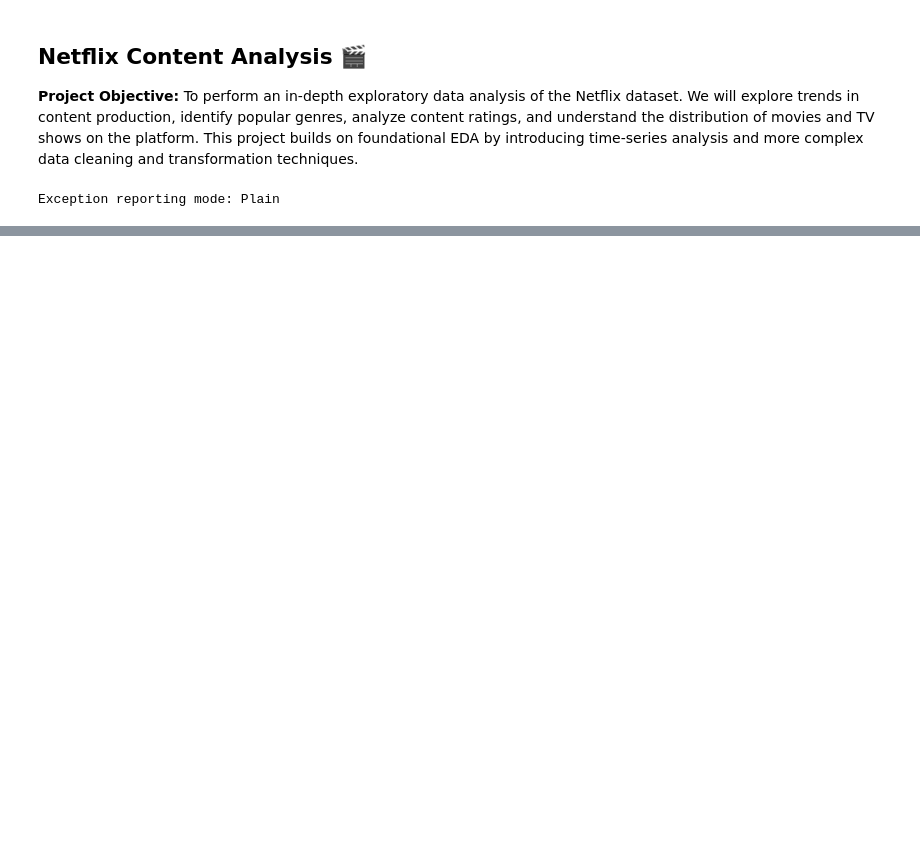
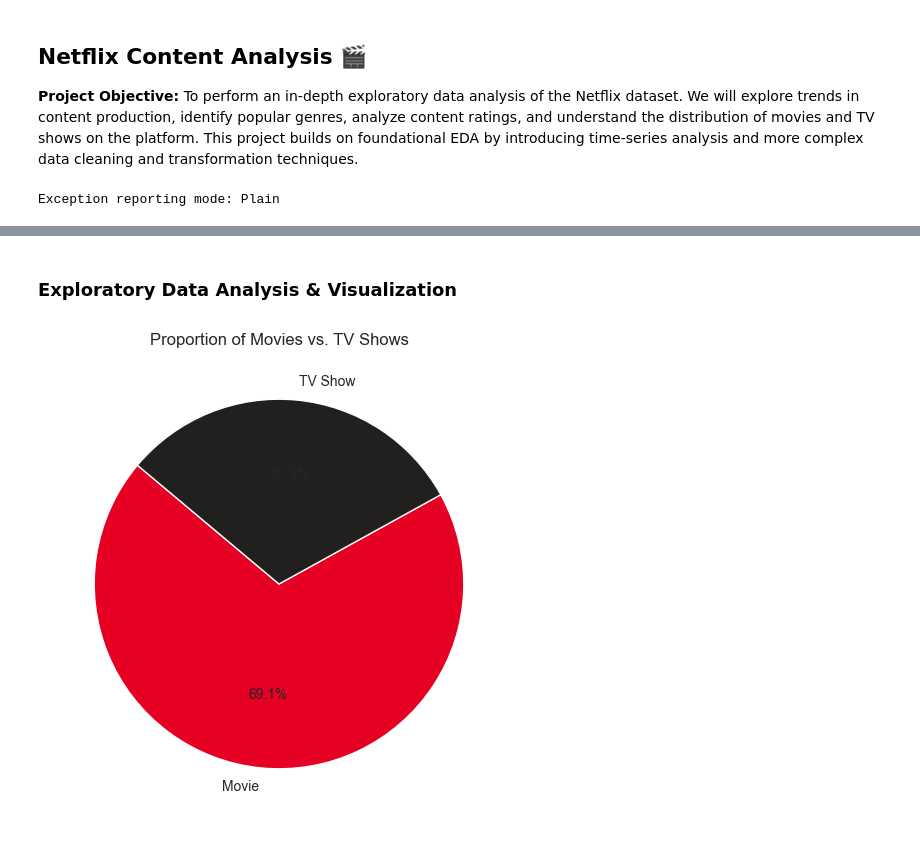
Before and after one commit to Aryan-syscube/Projects-AI-ML, a Jupyter notebook: netflix_content_strategy.ipynb, the cells around one changed output, grey strips where cells are left out. Drawn from its saved outputs; the diff is of its cells as text; code cells hidden in the pictures; blank space fills up the shorter version.

Commit message:
netflix

```diff
--- a/netflix_content_strategy.ipynb
+++ b/netflix_content_strategy.ipynb
@@ -41,0 +60,17 @@ plt.show()
+# %%
+# 2. Handle missing 'country'
+# We'll fill with the mode, which is the most common country.
+mode_country = netflix_df['country'].mode()[0]
+netflix_df['country'] = netflix_df['country'].fillna(mode_country)
+# %%
+# 3. Drop the few rows with missing 'date_added' and 'rating'
+# Since the number is small (less than 0.2% of data), dropping them is a safe option.
+netflix_df.dropna(subset=['date_added', 'rating'], inplace=True)
+# %%
+# 4. Convert 'date_added' to datetime objects
+# Use format='mixed' to handle potential variations in date formats
+netflix_df['date_added'] = pd.to_datetime(netflix_df['date_added'], format='mixed', dayfirst=False)
+# %%
+# 5. Create new features for year and month added
+netflix_df['year_added'] = netflix_df['date_added'].dt.year
+netflix_df['month_added'] = netflix_df['date_added'].dt.month
@@ -41,0 +101,11 @@ plt.show()
+# %% [markdown]
+### Exploratory Data Analysis & Visualization
+# %%
+plt.figure(figsize=(8, 6))
+type_counts = netflix_df['type'].value_counts()
+plt.pie(type_counts, labels=type_counts.index, autopct='%1.1f%%', startangle=140, colors=['#e60023', '#221f1f'])
+plt.title('Proportion of Movies vs. TV Shows')
+plt.ylabel('')
+plt.show()
+# %% [output]
+[figure, added]
```
Also changed, not shown: parts of 36 cells of this notebook.
